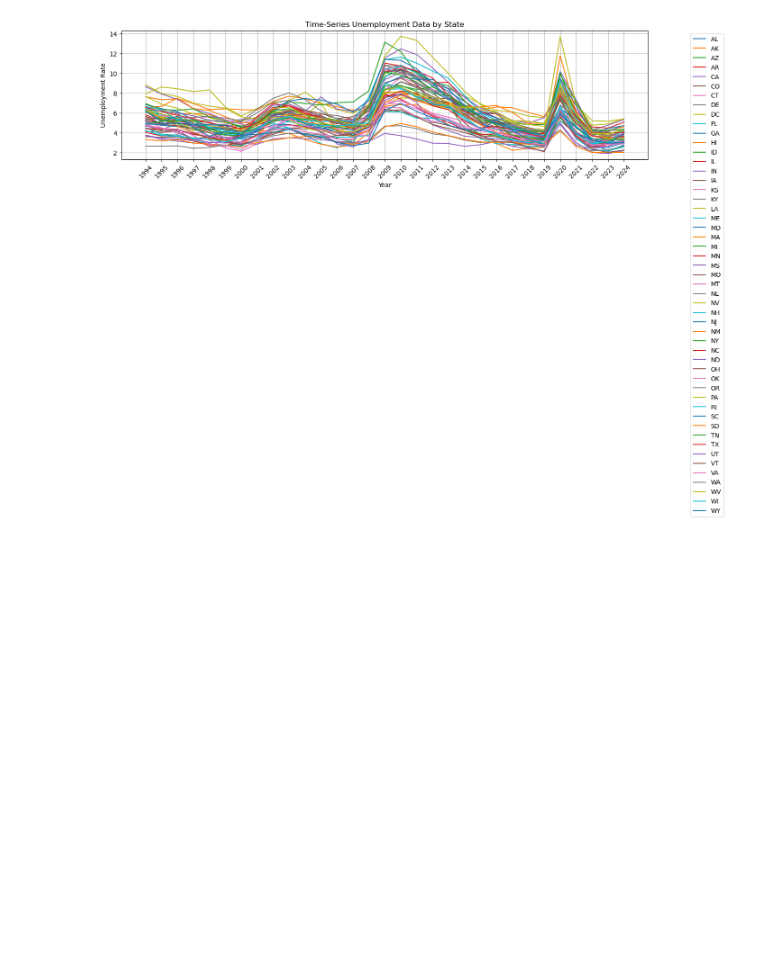
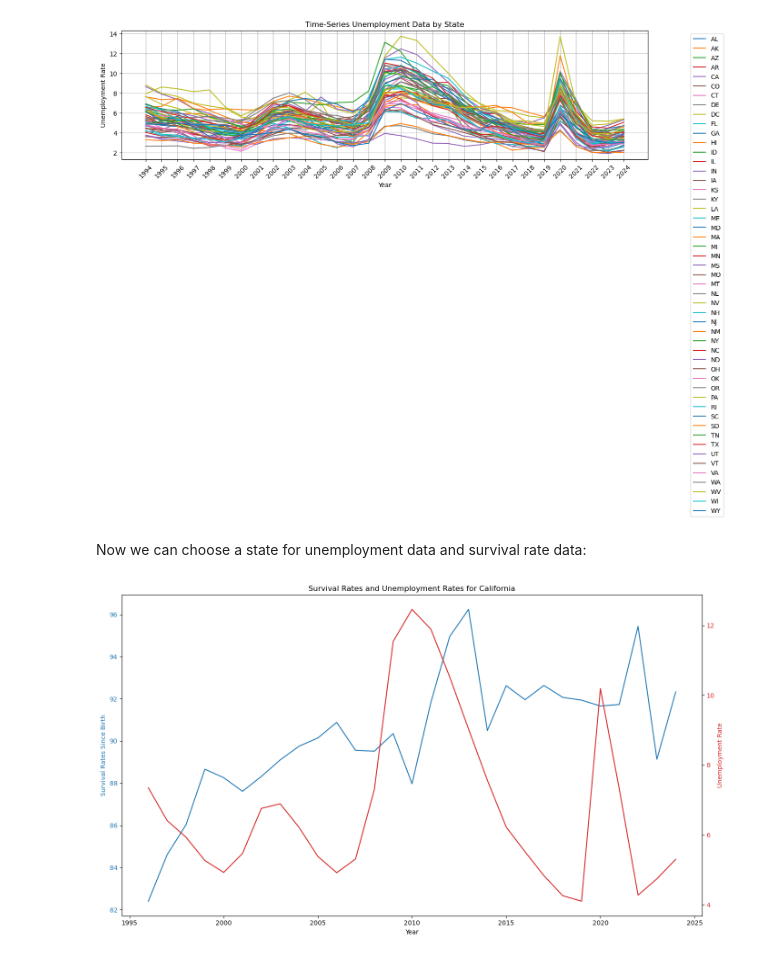
Before and after one commit to SebastianSeljak/PIC16B_Econ, a Jupyter notebook: dataset.ipynb, the cells around one changed output. Saved outputs shown, nothing was run; the diff lists cells and outputs as text; code cells hidden in the pictures; blank space fills up the shorter version.

Commit message:
Added another series, plotted some simple data

```diff
--- a/dataset.ipynb
+++ b/dataset.ipynb
@@ -305,3 +322,45 @@ plt.tight_layout()
 plt.show()
 # %% [output]
 [figure]
+# %%
+df_filtered = survival[survival["Year Established"] != survival["Year"]]
+df_filtered = df_filtered[df_filtered["Year Established"] != df_filtered["Year"] - 1]
+survival_rates_grouped_state = df_filtered.groupby(["State", "Year"]).apply(
+    lambda x: (x["Survival Rates of Previous Year's Survivors"] * x["Surviving Establishments"]).sum() / x["Surviving Establishments"].sum()
+)
+survival_rates_grouped_nationwide = df_filtered.groupby(["Year"]).apply(
+    lambda x: (x["Survival Rates of Previous Year's Survivors"] * x["Surviving Establishments"]).sum() / x["Surviving Establishments"].sum()
+)
+# %% [markdown]
+Now we can choose a state for unemployment data and survival rate data:
+# %%
+import matplotlib.pyplot as plt
+
+# Filter the data for Arizona
+survival_rates_az = survival_rates_grouped_state["CA"]
+unemployment_az = unemployment[(unemployment["State"] == "CA") & (unemployment["Year"].astype(int) > 1995)]
+years = survival_rates_az.index.get_level_values('Year')
+
+# Create a figure and axis
+fig, ax1 = plt.subplots(figsize=(14, 8))
+
+# Plot the survival rates on the primary y-axis
+color = 'tab:blue'
+ax1.set_xlabel('Year')
+ax1.set_ylabel('Survival Rates Since Birth', color=color)
+ax1.plot(years, survival_rates_az.values, color=color, label='Survival Rates of Last Year\'s Surviving Businesses')
+ax1.tick_params(axis='y', labelcolor=color)
+
+# Create a secondary y-axis for the unemployment rates
+ax2 = ax1.twinx()
+color = 'tab:red'
+ax2.set_ylabel('Unemployment Rate', color=color)
+ax2.plot(years, unemployment_az['Unemployment Rate'], color=color, label='Unemployment Rate')
+ax2.tick_params(axis='y', labelcolor=color)
+
+# Add a title and show the plot
+plt.title('Survival Rates and Unemployment Rates for California')
+fig.tight_layout()
+plt.show()
+# %% [output]
+[figure, added]
```
Also changed, not shown: parts of 7 cells of this notebook.
